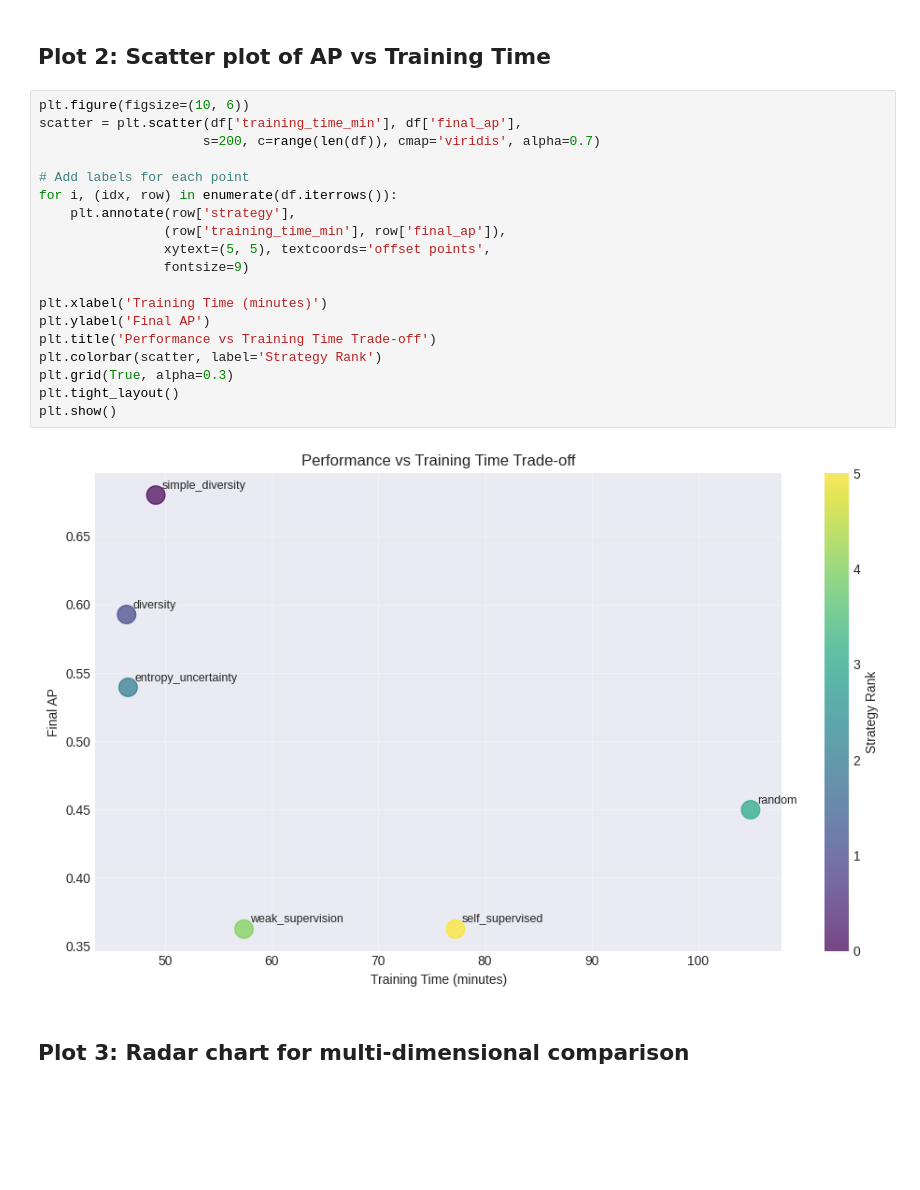
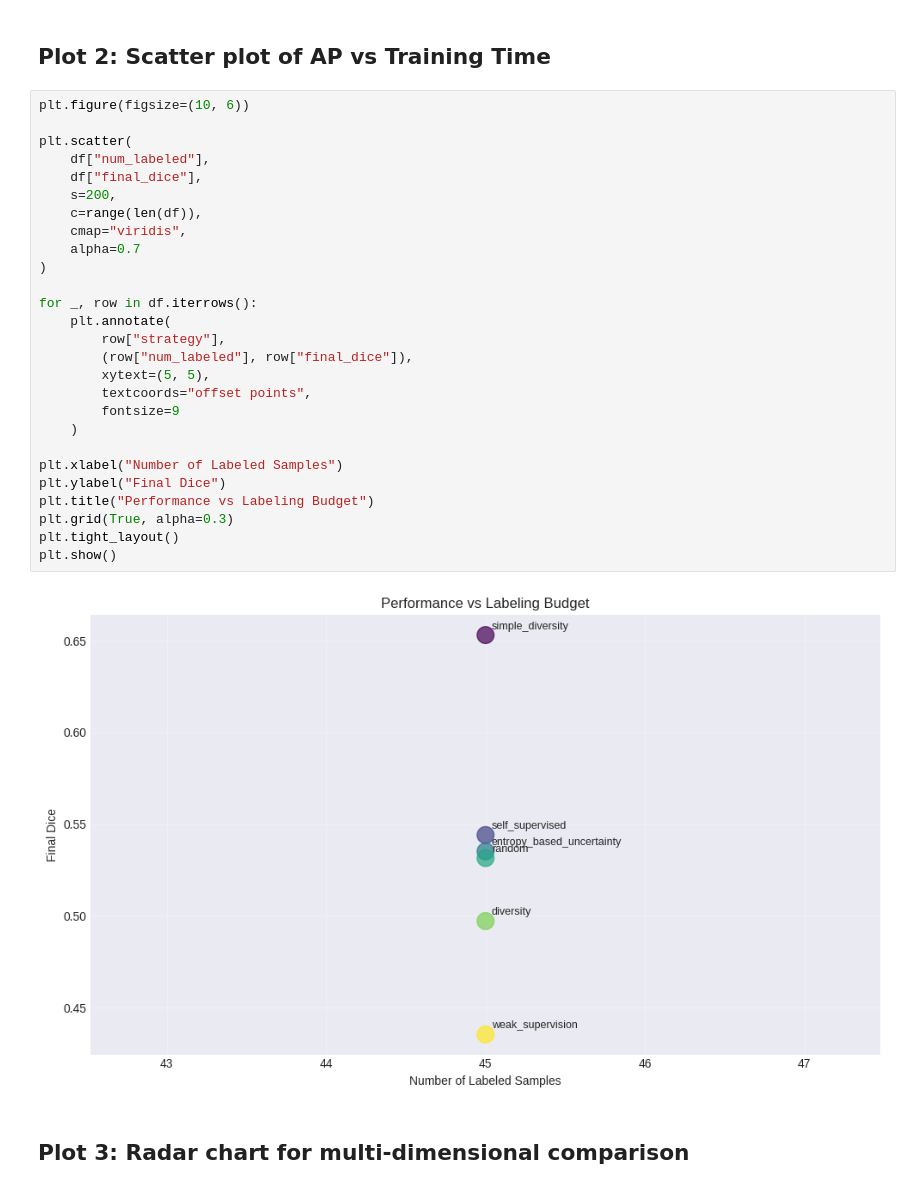
Before and after one commit to abrekkamil/Active_Learning_Benchmarking, a Jupyter notebook: notebooks/05_strategy_comparison.ipynb, the cells around one changed output. Saved outputs shown, nothing was run; the diff lists cells and outputs as text; blank space fills up the shorter version.

Commit message:
outputs of cold start strategy comparison notebooks are added

```diff
--- a/notebooks/05_strategy_comparison.ipynb
+++ b/notebooks/05_strategy_comparison.ipynb
@@ -112,24 +130,32 @@ plt.show()
 ## Plot 2: Scatter plot of AP vs Training Time
 # %%
 plt.figure(figsize=(10, 6))
-scatter = plt.scatter(df['training_time_min'], df['final_ap'],
-                     s=200, c=range(len(df)), cmap='viridis', alpha=0.7)
 
-# Add labels for each point
-for i, (idx, row) in enumerate(df.iterrows()):
-    plt.annotate(row['strategy'],
-                (row['training_time_min'], row['final_ap']),
-                xytext=(5, 5), textcoords='offset points',
-                fontsize=9)
+plt.scatter(
+    df["num_labeled"],
+    df["final_dice"],
+    s=200,
+    c=range(len(df)),
+    cmap="viridis",
+    alpha=0.7
+)
 
-plt.xlabel('Training Time (minutes)')
-plt.ylabel('Final AP')
-plt.title('Performance vs Training Time Trade-off')
-plt.colorbar(scatter, label='Strategy Rank')
+for _, row in df.iterrows():
+    plt.annotate(
+        row["strategy"],
+        (row["num_labeled"], row["final_dice"]),
+        xytext=(5, 5),
+        textcoords="offset points",
+        fontsize=9
+    )
+
+plt.xlabel("Number of Labeled Samples")
+plt.ylabel("Final Dice")
+plt.title("Performance vs Labeling Budget")
 plt.grid(True, alpha=0.3)
 plt.tight_layout()
 plt.show()
 # %% [output]
-[figure, old version]
+[figure, new version]
 # %% [markdown]
 ## Plot 3: Radar chart for multi-dimensional comparison
```
Also changed, not shown: parts of 16 cells of this notebook, 2 other files.
